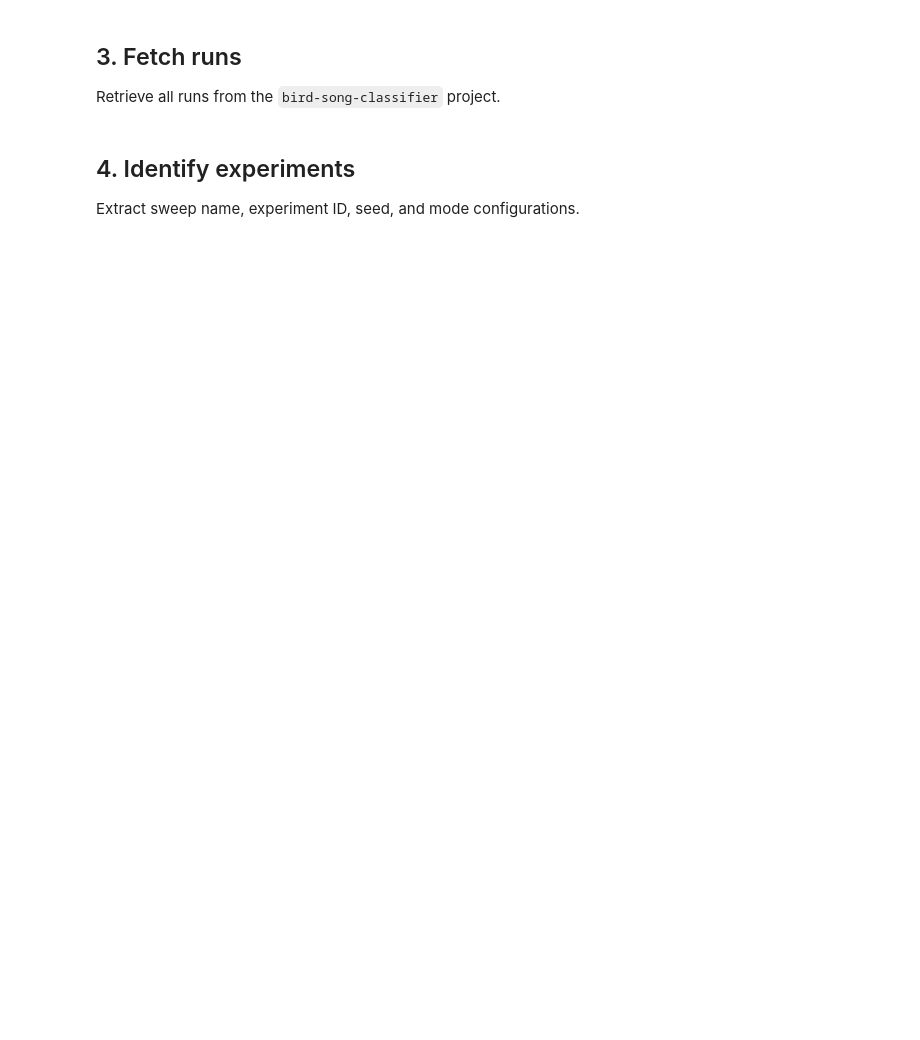
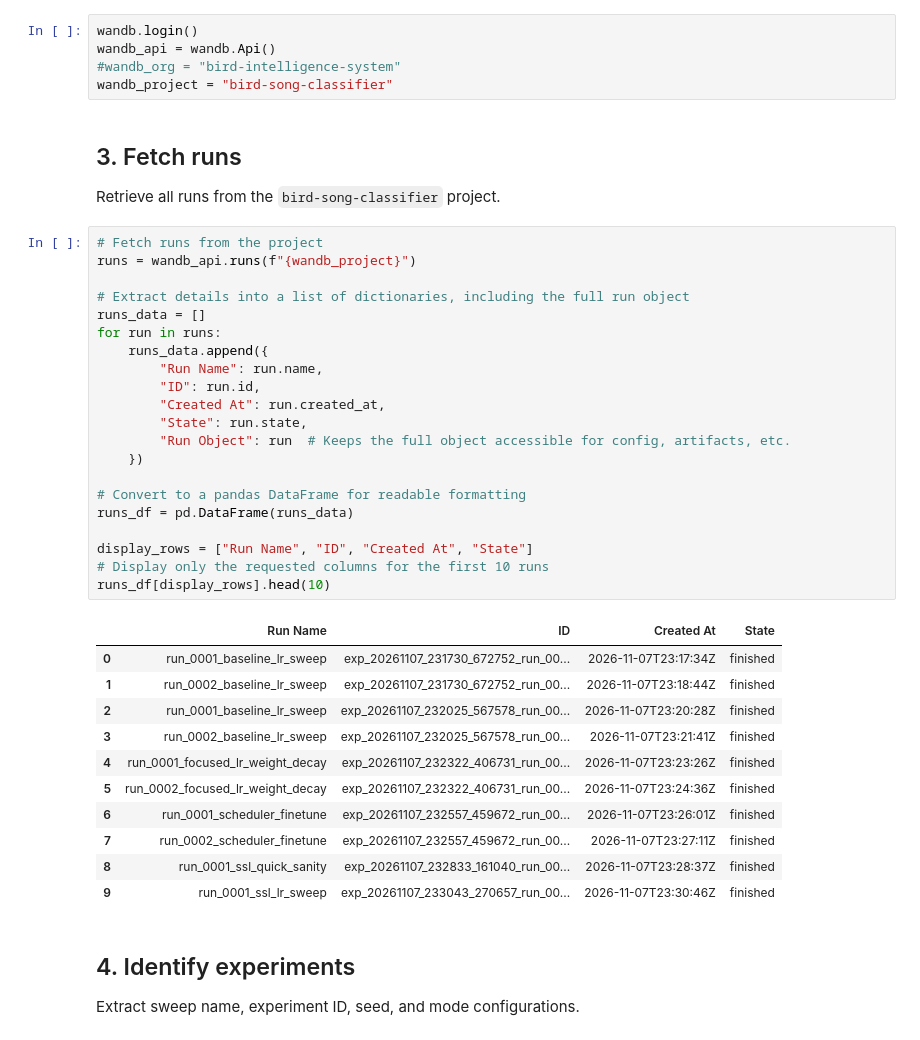
Before and after one commit to sibandze/Bird-Intelligence-System, a Jupyter notebook: notebooks/wandb_run_analysis.ipynb, the cells around one changed output. Saved outputs shown, nothing was run; the diff lists cells and outputs as text; blank space fills up the shorter version.

Commit message:
half way through first implementation run

```diff
--- a/notebooks/wandb_run_analysis.ipynb
+++ b/notebooks/wandb_run_analysis.ipynb
@@ -16,6 +14,44 @@ wandb.login()
+# %%
+wandb.login()
+wandb_api = wandb.Api()
+#wandb_org = "bird-intelligence-system"
+wandb_project = "bird-song-classifier"
 # %% [markdown]
 ## 3. Fetch runs
 Retrieve all runs from the `bird-song-classifier` project.
+# %%
+# Fetch runs from the project
+runs = wandb_api.runs(f"{wandb_project}")
+
+# Extract details into a list of dictionaries, including the full run object
+runs_data = []
+for run in runs:
+    runs_data.append({
+        "Run Name": run.name,
+        "ID": run.id,
+        "Created At": run.created_at,
+        "State": run.state,
+        "Run Object": run  # Keeps the full object accessible for config, artifacts, etc.
+    })
+
+# Convert to a pandas DataFrame for readable formatting
+runs_df = pd.DataFrame(runs_data)
+
+display_rows = ["Run Name", "ID", "Created At", "State"]
+# Display only the requested columns for the first 10 runs
+runs_df[display_rows].head(10)
+# %% [output]
+|  | Run Name | ID | Created At | State |
+| 0 | run_0001_baseline_lr_sweep | exp_20261107_231730_672752_run_00... | 2026-11-07T23:17:34Z | finished |
+| 1 | run_0002_baseline_lr_sweep | exp_20261107_231730_672752_run_00... | 2026-11-07T23:18:44Z | finished |
+| 2 | run_0001_baseline_lr_sweep | exp_20261107_232025_567578_run_00... | 2026-11-07T23:20:28Z | finished |
+| 3 | run_0002_baseline_lr_sweep | exp_20261107_232025_567578_run_00... | 2026-11-07T23:21:41Z | finished |
+| 4 | run_0001_focused_lr_weight_decay | exp_20261107_232322_406731_run_00... | 2026-11-07T23:23:26Z | finished |
+| 5 | run_0002_focused_lr_weight_decay | exp_20261107_232322_406731_run_00... | 2026-11-07T23:24:36Z | finished |
+| 6 | run_0001_scheduler_finetune | exp_20261107_232557_459672_run_00... | 2026-11-07T23:26:01Z | finished |
+| 7 | run_0002_scheduler_finetune | exp_20261107_232557_459672_run_00... | 2026-11-07T23:27:11Z | finished |
+| 8 | run_0001_ssl_quick_sanity | exp_20261107_232833_161040_run_00... | 2026-11-07T23:28:37Z | finished |
+| 9 | run_0001_ssl_lr_sweep | exp_20261107_233043_270657_run_00... | 2026-11-07T23:30:46Z | finished |
 # %% [markdown]
 ## 4. Identify experiments
 Extract sweep name, experiment ID, seed, and mode configurations.
```
Also changed, not shown: parts of 3 cells of this notebook.
